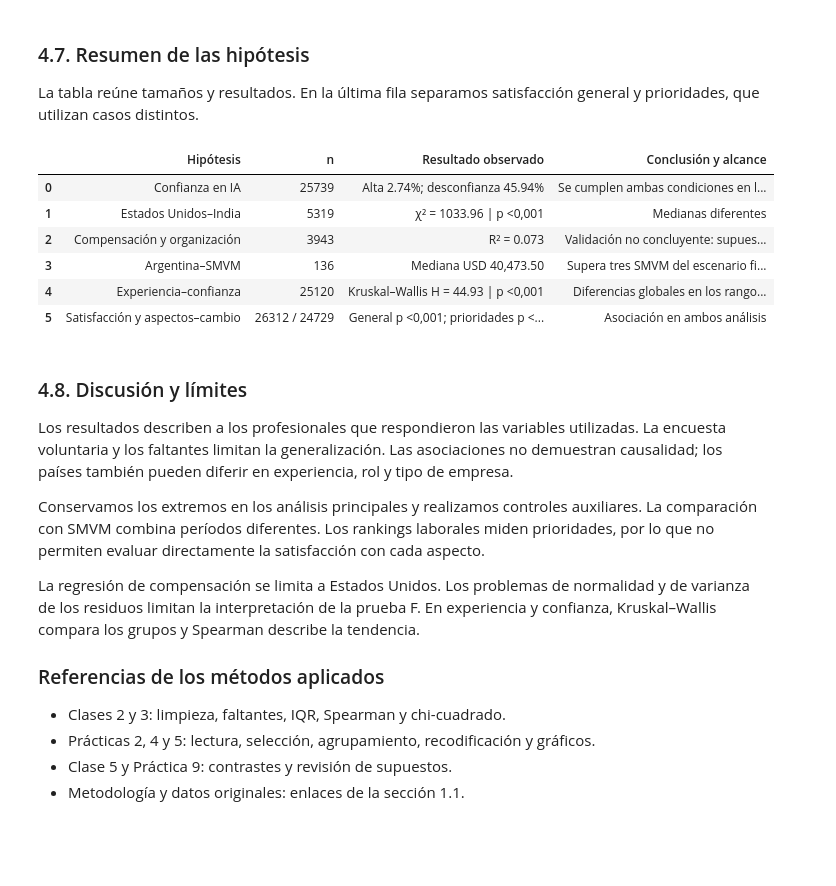
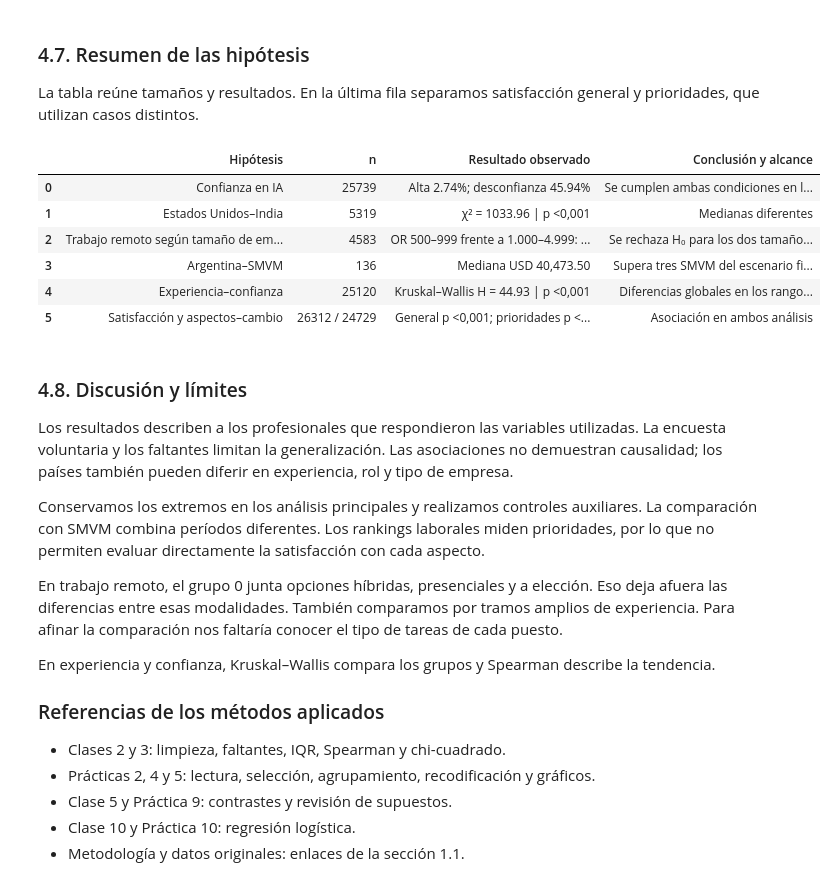
Before and after one commit to v-chiodi/TpEspecialF.Cs.Datos, a Jupyter notebook: tp_especial.ipynb, the cells around one changed output. Cells and saved outputs as stored; diff of their text form; code cells hidden in the pictures; blank space fills up the shorter version.

```diff
--- a/tp_especial.ipynb
+++ b/tp_especial.ipynb
@@ -426,7 +426,7 @@ Conservamos los atributos de las hipótesis y los necesarios para revisar incons
 # %%
 columnas_seleccionadas = [
     "ResponseId", "MainBranch", "Age", "EdLevel", "Employment",
-    "RemoteWork", "OrgSize", "ICorPM", "DevType", "Country",
+    "RemoteWork", "OrgSize", "ICorPM", "Industry", "DevType", "Country",
 
     "WorkExp", "YearsCode", "ToolCountWork", "ToolCountPersonal",
     "LanguageHaveWorkedWith", "OpSysProfessional use",
@@ -1972,19 +1894,19 @@ La tabla reúne tamaños y resultados. En la última fila separamos satisfacció
 # %%
 resumen_hipotesis = pd.DataFrame([
     {"Hipótesis": "Confianza en IA", "n": cantidad_respuestas_confianza, "Resultado observado": f"Alta {100 * proporcion_confianza_alta:.2f}%; desconfianza {100 * proporcion_desconfianza:.2f}%", "Conclusión y alcance": "Se cumplen ambas condiciones en la muestra" if cumple_hipotesis_confianza else "No se cumplen ambas condiciones en la muestra"},
     {"Hipótesis": "Estados Unidos–India", "n": len(datos_mercados), "Resultado observado": f"χ² = {resultado_mediana_mercados.statistic:.2f} | p {formatear_valor_p(valor_p_mediana_mercados)}", "Conclusión y alcance": "Medianas diferentes" if apoyo_hipotesis_mercados else "Evidencia insuficiente de diferencia"},
-    {"Hipótesis": "Compensación y organización", "n": len(datos_organizacion), "Resultado observado": f"R² = {modelo_organizacion.rsquared:.3f}", "Conclusión y alcance": "Validación no concluyente: supuestos incumplidos" if not inferencia_organizacion_adecuada else ("Asociación lineal conjunta" if apoyo_organizacion else "Evidencia insuficiente de asociación lineal")},
+    {"Hipótesis": "Trabajo remoto según tamaño de empresa", "n": len(datos_trabajo_remoto), "Resultado observado": f"OR 500–999 frente a 1.000–4.999: {comparacion_remoto['OR']:.2f}", "Conclusión y alcance": "Se rechaza H₀ para los dos tamaños comparados" if rechazo_h0_remoto else "El intervalo incluye 1 para los dos tamaños comparados"},
     {"Hipótesis": "Argentina–SMVM", "n": cantidad_compensaciones_argentina, "Resultado observado": f"Mediana USD {mediana_compensaciones_argentina:,.2f}", "Conclusión y alcance": "Supera tres SMVM del escenario fijado" if apoyo_argentina_smvm else "No se demuestra superar el umbral"},
     {"Hipótesis": "Experiencia–confianza", "n": len(datos_experiencia_confianza), "Resultado observado": f"Kruskal–Wallis H = {resultado_kruskal_experiencia.statistic:.2f} | p {formatear_valor_p(valor_p_experiencia_confianza)}", "Conclusión y alcance": "Diferencias globales en los rangos de experiencia" if apoyo_experiencia_confianza else "Evidencia insuficiente de diferencias globales"},
     {"Hipótesis": "Satisfacción y aspectos–cambio", "n": f"{len(datos_satisfaccion)} / {len(datos_prioridades)}", "Resultado observado": f"General p {formatear_valor_p(valor_p_satisfaccion_cambio)}; prioridades p {formatear_valor_p(valor_p_prioridades)}", "Conclusión y alcance": "Asociación en ambos análisis" if asociacion_satisfaccion_cambio and asociacion_prioridades_cambio else ("Asociación solo en satisfacción general" if asociacion_satisfaccion_cambio else ("Asociación solo en prioridades" if asociacion_prioridades_cambio else "Sin asociación detectada"))},
 ])
 
 resumen_hipotesis
 # %% [output]
 |  | Hipótesis | n | Resultado observado | Conclusión y alcance |
 | 0 | Confianza en IA | 25739 | Alta 2.74%; desconfianza 45.94% | Se cumplen ambas condiciones en l... |
 | 1 | Estados Unidos–India | 5319 | χ² = 1033.96 | p <0,001 | Medianas diferentes |
-| 2 | Compensación y organización | 3943 | R² = 0.073 | Validación no concluyente: supues... |
+| 2 | Trabajo remoto según tamaño de em... | 4583 | OR 500–999 frente a 1.000–4.999: ... | Se rechaza H₀ para los dos tamaño... |
 | 3 | Argentina–SMVM | 136 | Mediana USD 40,473.50 | Supera tres SMVM del escenario fi... |
 | 4 | Experiencia–confianza | 25120 | Kruskal–Wallis H = 44.93 | p <0,001 | Diferencias globales en los rango... |
 | 5 | Satisfacción y aspectos–cambio | 26312 / 24729 | General p <0,001; prioridades p <... | Asociación en ambos análisis |
@@ -1995,11 +1917,14 @@ Los resultados describen a los profesionales que respondieron las variables util
 
 Conservamos los extremos en los análisis principales y realizamos controles auxiliares. La comparación con SMVM combina períodos diferentes. Los rankings laborales miden prioridades, por lo que no permiten evaluar directamente la satisfacción con cada aspecto.
 
-La regresión de compensación se limita a Estados Unidos. Los problemas de normalidad y de varianza de los residuos limitan la interpretación de la prueba F. En experiencia y confianza, Kruskal–Wallis compara los grupos y Spearman describe la tendencia.
+En trabajo remoto, el grupo 0 junta opciones híbridas, presenciales y a elección. Eso deja afuera las diferencias entre esas modalidades. También comparamos por tramos amplios de experiencia. Para afinar la comparación nos faltaría conocer el tipo de tareas de cada puesto.
+
+En experiencia y confianza, Kruskal–Wallis compara los grupos y Spearman describe la tendencia.
 
 ### Referencias de los métodos aplicados
 
 - Clases 2 y 3: limpieza, faltantes, IQR, Spearman y chi-cuadrado.
 - Prácticas 2, 4 y 5: lectura, selección, agrupamiento, recodificación y gráficos.
 - Clase 5 y Práctica 9: contrastes y revisión de supuestos.
+- Clase 10 y Práctica 10: regresión logística.
 - Metodología y datos originales: enlaces de la sección 1.1.
```
Also changed, not shown: parts of 13 cells of this notebook, 2 other files.
